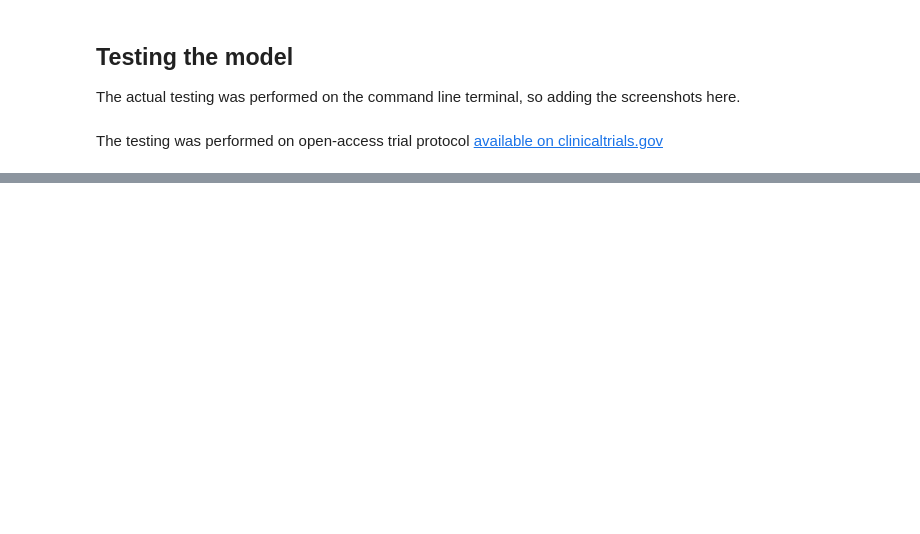
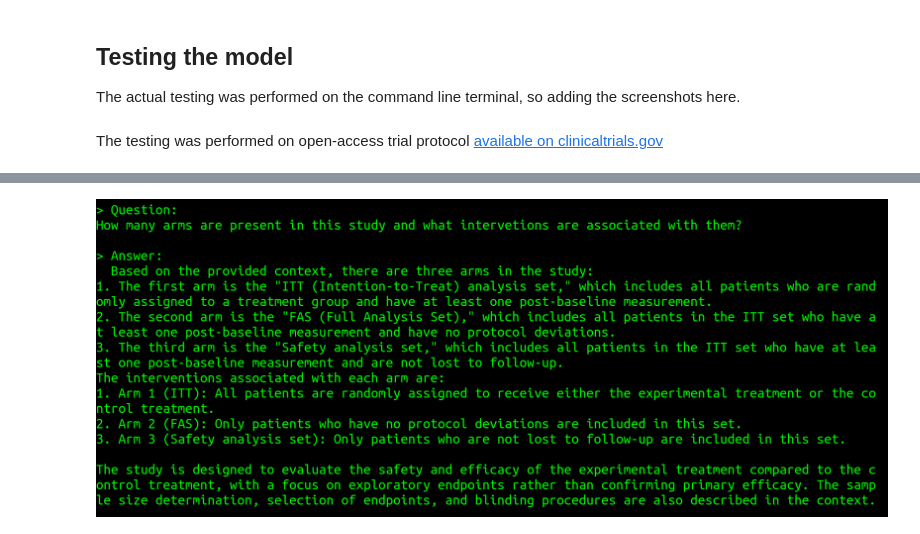
Before and after one commit to AksChougule/GenAI-projects, a Jupyter notebook: localGPT/localGPT-testing.ipynb, the cells around one changed output, grey strips where cells are left out. Cells and saved outputs as stored; diff of their text form; code cells hidden in the pictures; blank space fills up the shorter version.

```diff
--- a/localGPT/localGPT-testing.ipynb
+++ b/localGPT/localGPT-testing.ipynb
@@ -105,0 +112,4 @@ display.Image(f"{path}/ie_vaccine.png")
+# %%
+display.Image(f"{path}/study_arms.png")
+# %% [output]
+[figure, added]
```
Also changed, not shown: parts of 32 cells of this notebook.
